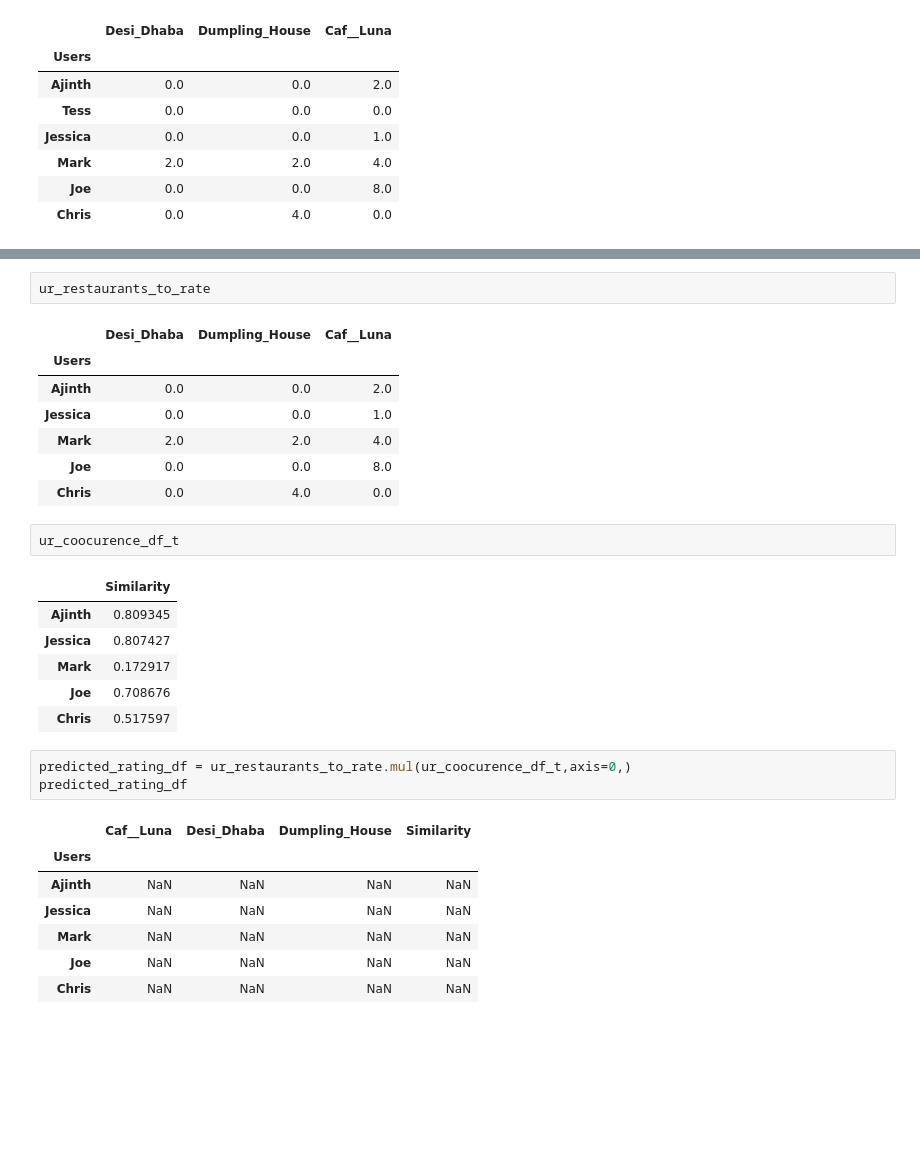
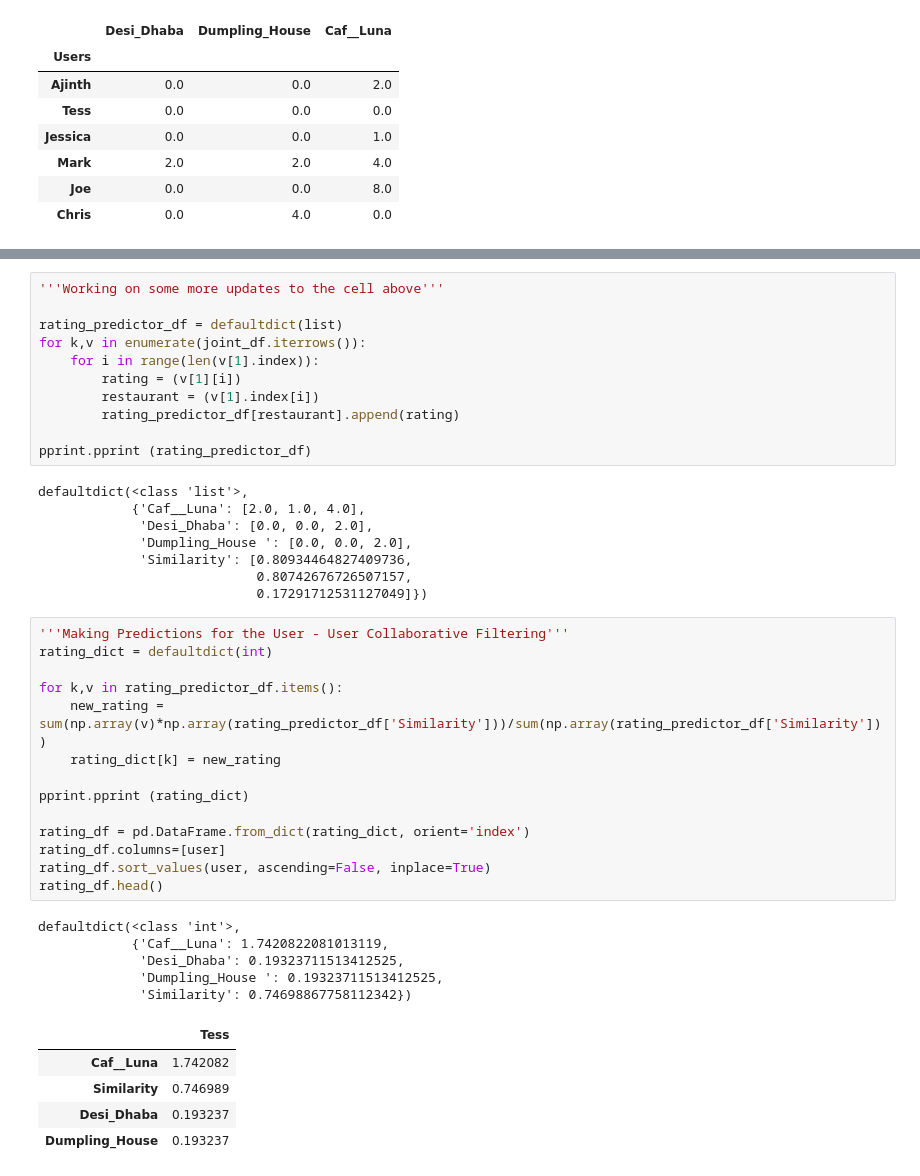
Before and after one commit to Ajinth/Recommender-System, a Jupyter notebook: Research/Recommender_Test_Code.ipynb, the cells around one changed output, grey strips where cells are left out. Cells and saved outputs as stored; diff of their text form; blank space fills up the shorter version.

```diff
--- a/Research/Recommender_Test_Code.ipynb
+++ b/Research/Recommender_Test_Code.ipynb
@@ -429,30 +309,44 @@ for col in joint_df:
-# %%
-ur_restaurants_to_rate
-# %% [output]
-|  | Desi_Dhaba | Dumpling_House | Caf__Luna |
-| Users |  |  |  |
-| Ajinth | 0.0 | 0.0 | 2.0 |
-| Jessica | 0.0 | 0.0 | 1.0 |
-| Mark | 2.0 | 2.0 | 4.0 |
-| Joe | 0.0 | 0.0 | 8.0 |
-| Chris | 0.0 | 4.0 | 0.0 |
-# %%
-ur_coocurence_df_t
-# %% [output]
-|  | Similarity |
-| Ajinth | 0.809345 |
-| Jessica | 0.807427 |
-| Mark | 0.172917 |
-| Joe | 0.708676 |
-| Chris | 0.517597 |
-# %%
-predicted_rating_df = ur_restaurants_to_rate.mul(ur_coocurence_df_t,axis=0,)
-predicted_rating_df
-# %% [output]
-|  | Caf__Luna | Desi_Dhaba | Dumpling_House | Similarity |
-| Users |  |  |  |  |
-| Ajinth | NaN | NaN | NaN | NaN |
-| Jessica | NaN | NaN | NaN | NaN |
-| Mark | NaN | NaN | NaN | NaN |
-| Joe | NaN | NaN | NaN | NaN |
-| Chris | NaN | NaN | NaN | NaN |
+# %%
+'''Working on some more updates to the cell above'''
+
+rating_predictor_df = defaultdict(list)
+for k,v in enumerate(joint_df.iterrows()):
+    for i in range(len(v[1].index)):
+        rating = (v[1][i])
+        restaurant = (v[1].index[i])
+        rating_predictor_df[restaurant].append(rating)
+
+pprint.pprint (rating_predictor_df)
+# %% [output]
+defaultdict(<class 'list'>,
+            {'Caf__Luna': [2.0, 1.0, 4.0],
+             'Desi_Dhaba': [0.0, 0.0, 2.0],
+             'Dumpling_House ': [0.0, 0.0, 2.0],
+             'Similarity': [0.80934464827409736,
+                            0.80742676726507157,
+                            0.17291712531127049]})
+# %%
+'''Making Predictions for the User - User Collaborative Filtering'''
+rating_dict = defaultdict(int)
+
+for k,v in rating_predictor_df.items():
+    new_rating = sum(np.array(v)*np.array(rating_predictor_df['Similarity']))/sum(np.array(rating_predictor_df['Similarity']))
+    rating_dict[k] = new_rating
+
+pprint.pprint (rating_dict)
+
+rating_df = pd.DataFrame.from_dict(rating_dict, orient='index')
+rating_df.columns=[user]
+rating_df.sort_values(user, ascending=False, inplace=True)
+rating_df.head()
+# %% [output]
+defaultdict(<class 'int'>,
+            {'Caf__Luna': 1.7420822081013119,
+             'Desi_Dhaba': 0.19323711513412525,
+             'Dumpling_House ': 0.19323711513412525,
+             'Similarity': 0.74698867758112342})
+|  | Tess |
+| Caf__Luna | 1.742082 |
+| Similarity | 0.746989 |
+| Desi_Dhaba | 0.193237 |
+| Dumpling_House | 0.193237 |
```
Also changed, not shown: parts of 23 cells of this notebook.
